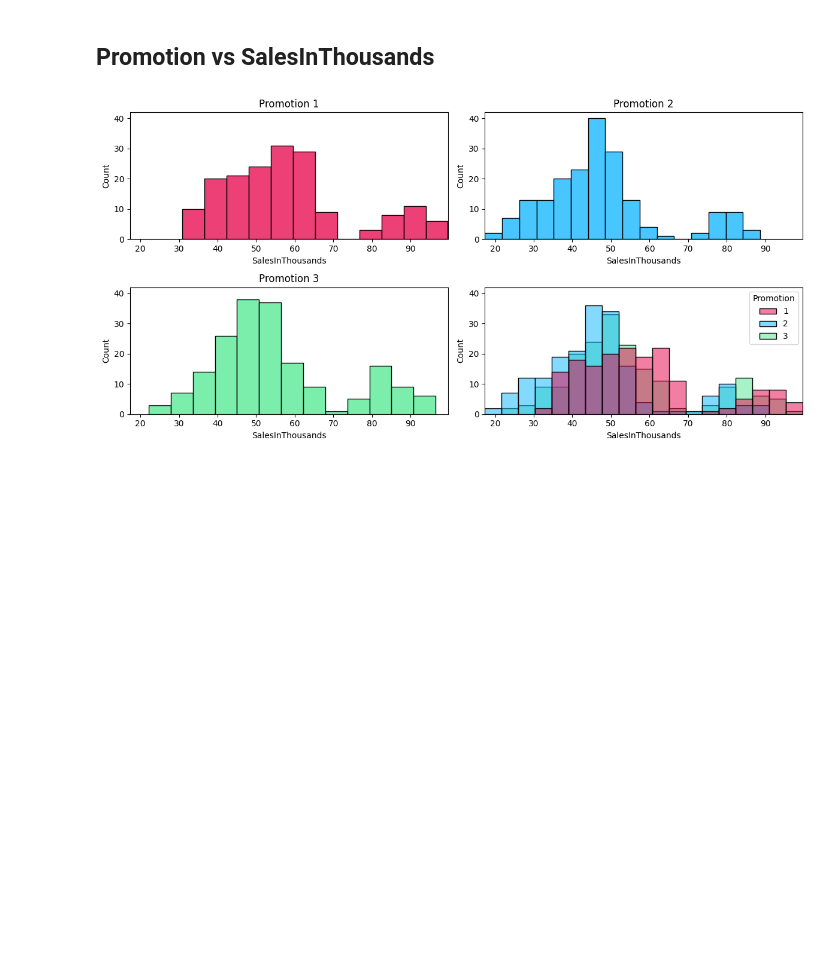
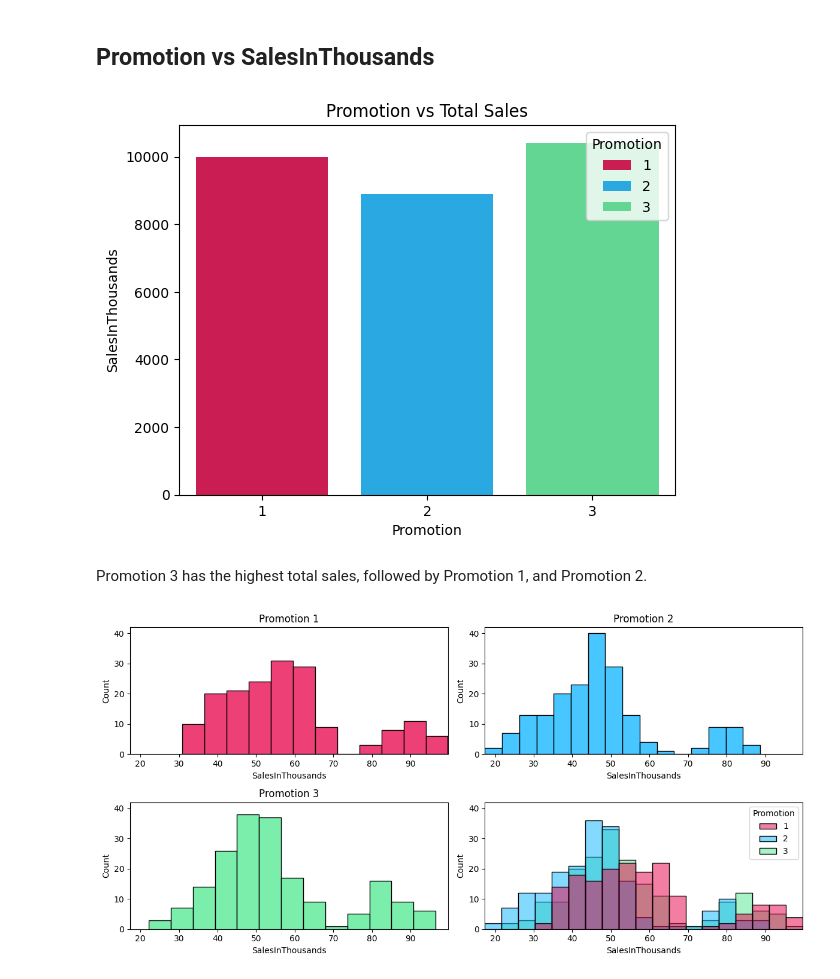
Before and after one commit to cole-mengelberg/Fast_Food_A-B, a Jupyter notebook: EDA.ipynb, the cells around one changed output. Drawn from its saved outputs; the diff is of its cells as text; code cells hidden in the pictures; blank space fills up the shorter version.

Commit message:
fixe the analysis text of the visualizations in EDA.ipynb

```diff
--- a/EDA.ipynb
+++ b/EDA.ipynb
@@ -67,6 +67,15 @@ plt.show()
 The test group counts are similar.
 # %% [markdown]
 ## Promotion vs SalesInThousands
+# %%
+sales_sum = fast_food_df.groupby('Promotion')['SalesInThousands'].sum().reset_index()
+sns.barplot(x='Promotion', y='SalesInThousands', data=sales_sum, hue='Promotion', palette=colors)
+plt.title('Promotion vs Total Sales')
+plt.show()
+# %% [output]
+[figure, added]
+# %% [markdown]
+Promotion 3 has the highest total sales, followed by Promotion 1, and Promotion 2.
 # %%
 fig, axes = plt.subplots(nrows=2, ncols=2, figsize=(12, 6))
 
```
Also changed, not shown: parts of 4 cells of this notebook.
